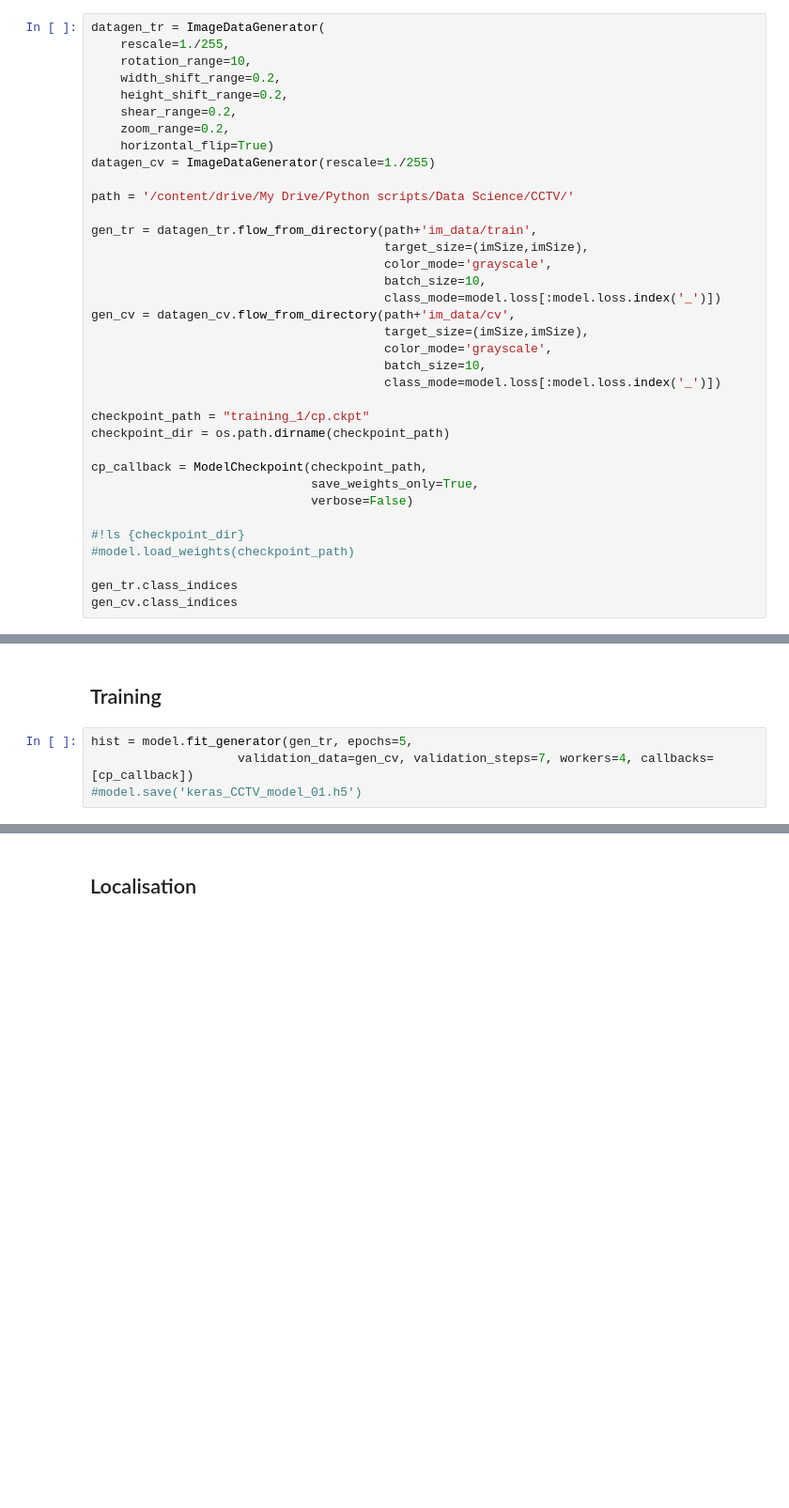
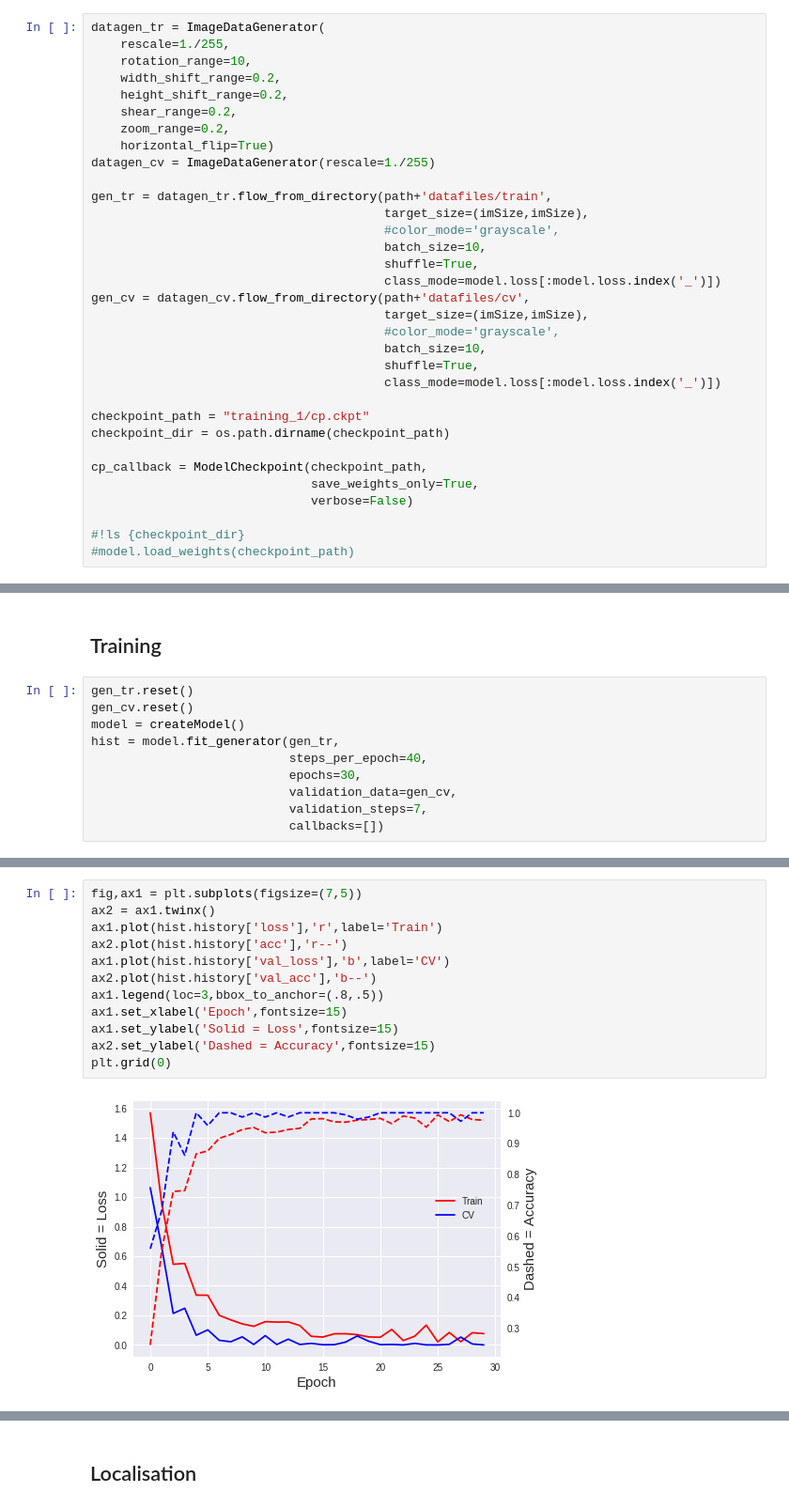
Before and after one commit to ScottVinay/Image_detection_of_fingers, a Jupyter notebook: CCTV_cloud.ipynb, the cells around one changed output, grey strips where cells are left out. Shown: that part at 94% size. Cells and saved outputs as stored; diff of their text form; blank space fills up the shorter version.

```diff
--- a/CCTV_cloud.ipynb
+++ b/CCTV_cloud.ipynb
@@ -97,17 +97,17 @@ datagen_tr = ImageDataGenerator(
     horizontal_flip=True)
 datagen_cv = ImageDataGenerator(rescale=1./255)
 
-path = '/content/drive/My Drive/Python scripts/Data Science/CCTV/'
-
-gen_tr = datagen_tr.flow_from_directory(path+'im_data/train',
+gen_tr = datagen_tr.flow_from_directory(path+'datafiles/train',
                                         target_size=(imSize,imSize),
-                                        color_mode='grayscale',
+                                        #color_mode='grayscale',
                                         batch_size=10,
+                                        shuffle=True,
                                         class_mode=model.loss[:model.loss.index('_')])
-gen_cv = datagen_cv.flow_from_directory(path+'im_data/cv',
+gen_cv = datagen_cv.flow_from_directory(path+'datafiles/cv',
                                         target_size=(imSize,imSize),
-                                        color_mode='grayscale',
+                                        #color_mode='grayscale',
                                         batch_size=10,
+                                        shuffle=True,
                                         class_mode=model.loss[:model.loss.index('_')])
 
 checkpoint_path = "training_1/cp.ckpt"
@@ -119,7 +119,4 @@ cp_callback = ModelCheckpoint(checkpoint_path,
 
 #!ls {checkpoint_dir}
 #model.load_weights(checkpoint_path)
-
-gen_tr.class_indices
-gen_cv.class_indices
 # %% [output]
@@ -127,7 +125,13 @@ FileNotFoundError: ignored
 # %% [markdown]
 ## Training
 # %%
-hist = model.fit_generator(gen_tr, epochs=5,
-                    validation_data=gen_cv, validation_steps=7, workers=4, callbacks=[cp_callback])
-#model.save('keras_CCTV_model_01.h5')
+gen_tr.reset()
+gen_cv.reset()
+model = createModel()
+hist = model.fit_generator(gen_tr,
+                           steps_per_epoch=40,
+                           epochs=30,
+                           validation_data=gen_cv,
+                           validation_steps=7,
+                           callbacks=[])
 # %% [output]
@@ -192,0 +162,14 @@ np.argmax(yp)
+# %%
+fig,ax1 = plt.subplots(figsize=(7,5))
+ax2 = ax1.twinx()
+ax1.plot(hist.history['loss'],'r',label='Train')
+ax2.plot(hist.history['acc'],'r--')
+ax1.plot(hist.history['val_loss'],'b',label='CV')
+ax2.plot(hist.history['val_acc'],'b--')
+ax1.legend(loc=3,bbox_to_anchor=(.8,.5))
+ax1.set_xlabel('Epoch',fontsize=15)
+ax1.set_ylabel('Solid = Loss',fontsize=15)
+ax2.set_ylabel('Dashed = Accuracy',fontsize=15)
+plt.grid(0)
+# %% [output]
+[figure, added]
```
Also changed, not shown: parts of 26 cells of this notebook.
